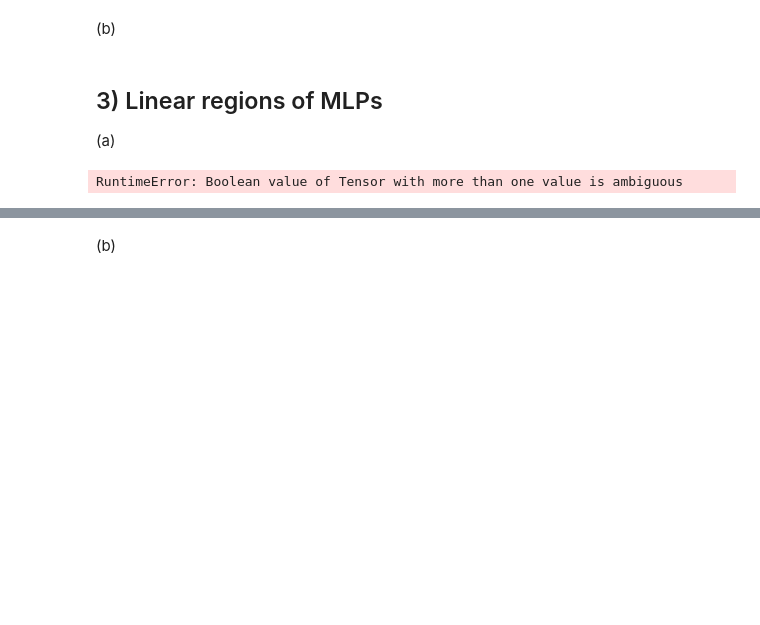
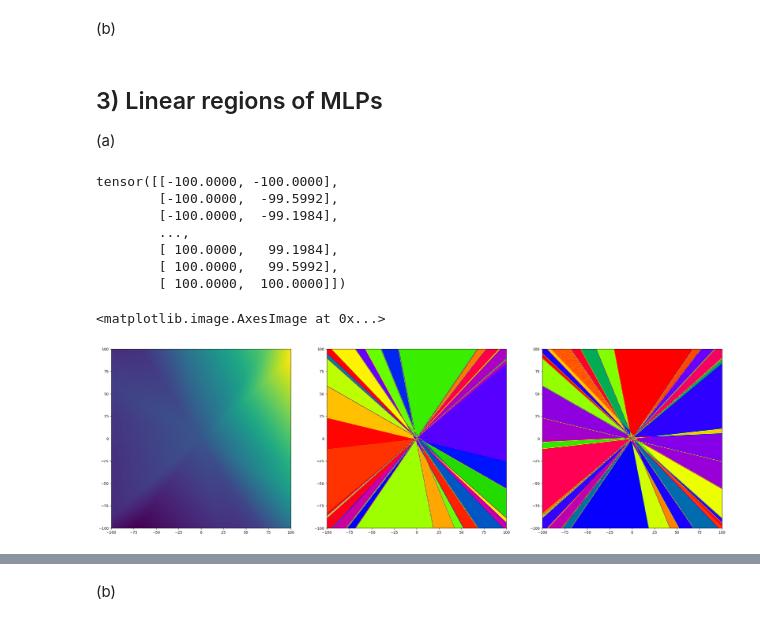
Before and after one commit to phopopo/mlph2023-Exercises, a Jupyter notebook: sheet03.ipynb, the cells around one changed output, grey strips where cells are left out. Drawn from its saved outputs; the diff is of its cells as text; code cells hidden in the pictures; blank space fills up the shorter version.

```diff
--- a/sheet03.ipynb
+++ b/sheet03.ipynb
@@ -52,12 +68,0 @@ class shallow_MLP(nn.Module):
-# %%
-# TODO: instantiate the model and make the visualizations as requested in the task
-my_sNet = shallow_MLP(20)
-x = torch.linspace(-10,10,500)
-y = torch.linspace(-10, 10,500)
-xy = torch.meshgrid(x,y, indexing = "ij")
-ten_xy = torch.stack(xy, axis=-1)
-result = my_sNet(ten_xy)
-
-#plt.show(result)
-# %% [output]
-RuntimeError: Boolean value of Tensor with more than one value is ambiguous
@@ -63,0 +71,40 @@ RuntimeError: Boolean value of Tensor with more than one value is ambiguous
+# %%
+# TODO: instantiate the model and make the visualizations as requested in the task
+my_sNet = shallow_MLP(20)
+
+
+def visualize(model, res, bound):
+    with torch.no_grad():
+        x = torch.linspace(-bound,bound,res)
+        y = torch.linspace(-bound, bound,res)
+        xy = torch.meshgrid(x,y, indexing = "ij")
+        xy = torch.stack(xy, axis=-1)
+        xy = xy.reshape(-1, 2)
+        print(xy)
+        out = model(xy).reshape(res,res)
+        out
+        return out
+
+
+res = 500
+bound = 100
+result = visualize(shallow_MLP(20), res, bound)
+fig, axes = plt.subplots(1,3, figsize=[30,10])
+grad = np.gradient(result)
+
+
+
+extent = (-bound, bound, -bound, bound)
+axes[0].imshow(result.T ,extent=extent, origin='lower')
+axes[1].imshow(grad[0].T/ (2*bound/res), extent = extent, origin = "lower", cmap="prism")
+axes[2].imshow(grad[1].T/ (2*bound/res), extent = extent, origin = "lower", cmap="prism")
+# %% [output]
+tensor([[-100.0000, -100.0000],
+        [-100.0000,  -99.5992],
+        [-100.0000,  -99.1984],
+        ...,
+        [ 100.0000,   99.1984],
+        [ 100.0000,   99.5992],
+        [ 100.0000,  100.0000]])
+<matplotlib.image.AxesImage at 0x...>
+[figure, added]
```
Also changed, not shown: parts of 3 cells of this notebook.
